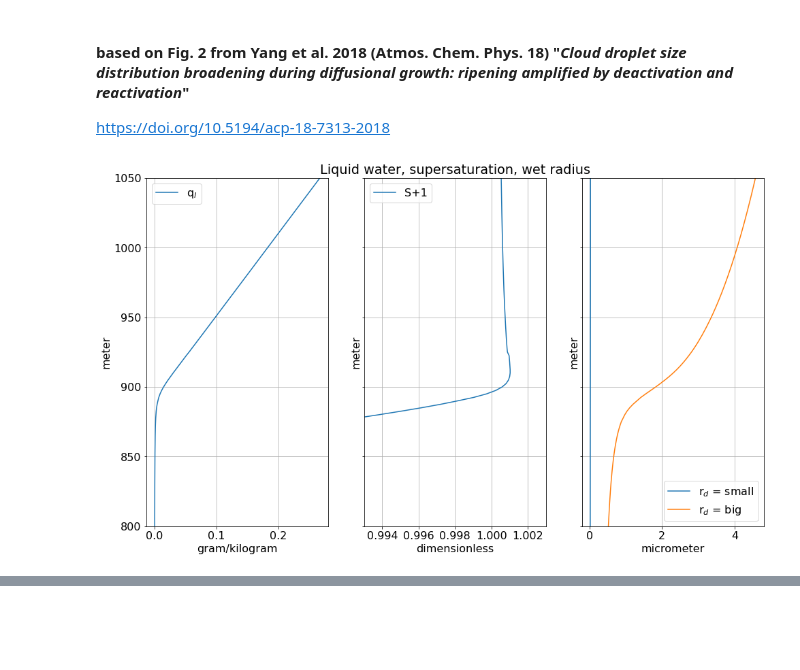
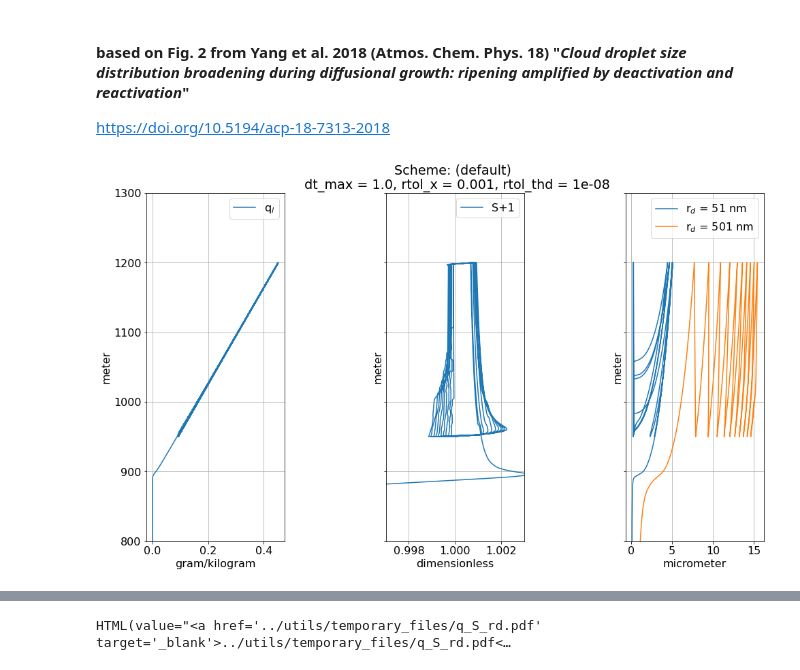
Before and after one commit to trontrytel/PySDM-examples, a Jupyter notebook: PySDM_examples/Yang_et_al_2018/fig_2.ipynb, the cells around one changed output, grey strips where cells are left out. Saved outputs shown, nothing was run; the diff lists cells and outputs as text; code cells hidden in the pictures; blank space fills up the shorter version.

```diff
--- a/PySDM_examples/Yang_et_al_2018/fig_2.ipynb
+++ b/PySDM_examples/Yang_et_al_2018/fig_2.ipynb
@@ -27,4 +25,11 @@ from PySDM_examples.Yang_et_al_2018.settings import Settings
 import pint
 si = pint.UnitRegistry()
 si.setup_matplotlib()
+# %%
+ix51 = 40
+ix503 = 99
+# %%
+# schemes = ['default','non_adaptive', 'BDF']
+schemes = ['default']
+# schemes = ['BDF']
 # %%
@@ -73,31 +85,44 @@ outputs.append(runner())
+# %%
+outputs = []
+for scheme in schemes:
+    outputs.append(runner(scheme))
+# %%
+figsize = (14,9*len(outputs))
 # %%
-figsize = (14,9)
-fig, ax = plt.subplots(1, 3, sharey=True, figsize=figsize)
-ax = np.array(ax).reshape(1, 3)
+fig, ax = plt.subplots(len(schemes), 3, sharey=True, figsize=figsize)
+if len(outputs)==1:
+    ax = np.array(ax).reshape(len(outputs),3)
+for i, output in enumerate(outputs):
+    dt_max = output['dt_max']
+    if schemes[i]=='BDF':
+        rtol = 1e-4
+        tols = f'tolerance = {rtol}'
+    else:
+        rtol_x = output['rtol_x']
+        rtol_thd = output['rtol_thd']
+        tols = f'rtol_x = {rtol_x}, rtol_thd = {rtol_thd}'
 
-for i, output in enumerate(outputs):
+    ax[i,1].set_title('Scheme: '+f'({schemes[i]}) \n dt_max = {dt_max}, '+tols)
 
-    ax[i,1].set_title('Liquid water, supersaturation, wet radius')
-
-    ax[i,0].set_ylim([800, 1050])
+    ax[i,0].set_ylim([800, 1300])
     ax[i,0].plot(output['q'], output['z'], label="q$_l$")
     ax[i,0].xaxis.set_units(si.gram / si.kilogram)
     ax[i,0].grid()
     ax[i,0].legend(loc='best')
 
     ax[i,1].plot(output['S']+1, output['z'], label="S+1")
     ax[i,1].grid()
     ax[i,1].legend(loc='best')
-    ax[i,1].set_xlim([0.993, 1.003])
+    ax[i,1].set_xlim([0.997, 1.003])
 
-    ax[i,2].plot(output['r'][40], output['z'], label="r$_d$ = small")
-    ax[i,2].plot(output['r'][8000], output['z'], label="r$_d$ = big")
+    ax[i,2].plot(output['r'][ix51], output['z'], label="r$_d$ = 51 nm")
+    ax[i,2].plot(output['r'][ix503], output['z'], label="r$_d$ = 501 nm")
     ax[i,2].grid()
     ax[i,2].xaxis.set_units(si.micrometre)
     ax[i,2].legend(loc='best')
     plt.tight_layout()
     fig.subplots_adjust(top=0.88)
 
 show_plot(filename='q_S_rd.pdf')
 # %% [output]
-[figure, old version]
+[figure, new version]
@@ -105,2 +129,3 @@ show_plot(filename='q_S_rd.pdf')
+HTML(value="<a href='../utils/temporary_files/q_S_rd.pdf' target='_blank'>../utils/temporary_files/q_S_rd.pdf<…
 # %%
 def rmean(r, n, mask): # TODO #412: move to products
```
Also changed, not shown: parts of 11 cells of this notebook, 2 other files.
